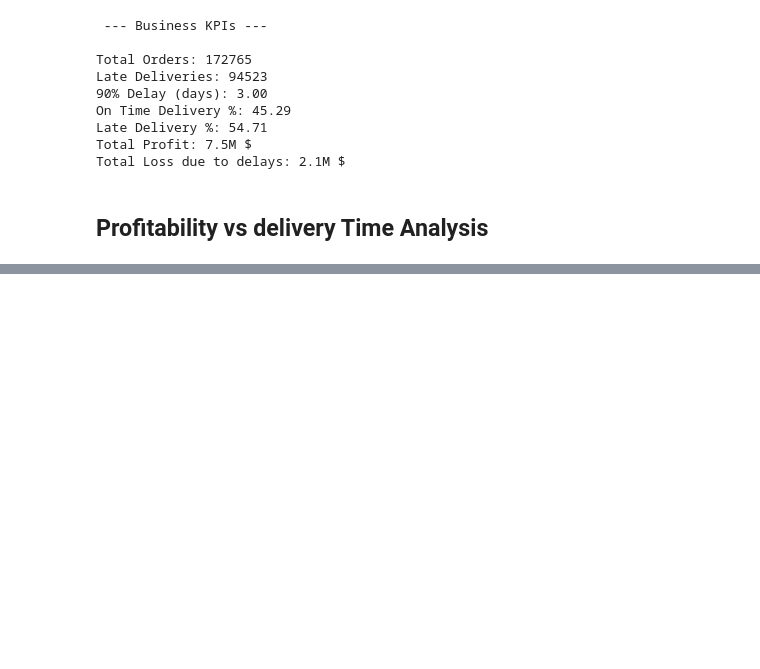
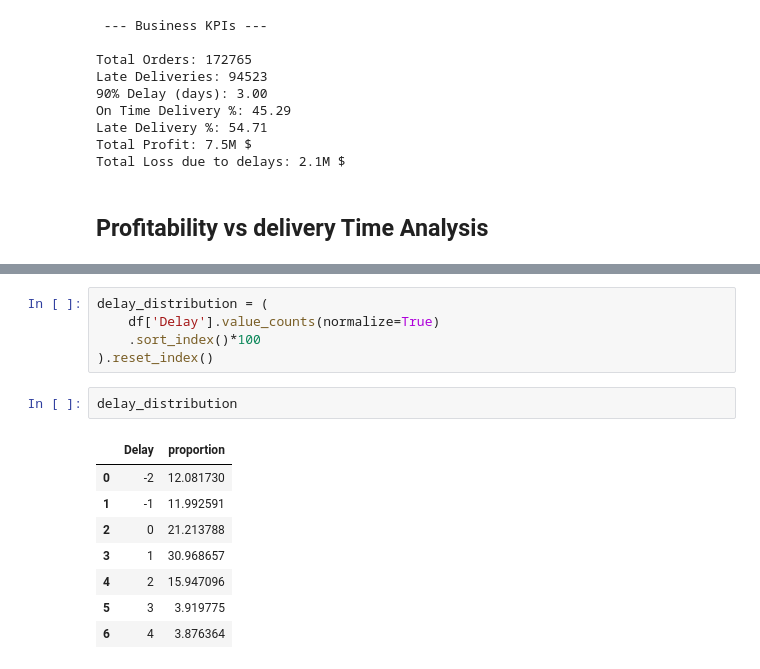
Before and after one commit to bhavsarsahil/Data_Anaylst_Practice, a Jupyter notebook: Data_Analyst_Practice/Data Analysis All Projects/Supply Chain Complate Analysis/Supply Chain Complate Analysis.ipynb, the cells around one changed output, grey strips where cells are left out. Cells and saved outputs as stored; diff of their text form; blank space fills up the shorter version.

```diff
--- a/Data_Analyst_Practice/Data Analysis All Projects/Supply Chain Complate Analysis/Supply Chain Complate Analysis.ipynb
+++ b/Data_Analyst_Practice/Data Analysis All Projects/Supply Chain Complate Analysis/Supply Chain Complate Analysis.ipynb
@@ -311,0 +331,16 @@ Total Loss due to delays: 2.1M $
+# %%
+delay_distribution = (
+    df['Delay'].value_counts(normalize=True)
+    .sort_index()*100
+).reset_index()
+# %%
+delay_distribution
+# %% [output]
+|  | Delay | proportion |
+| 0 | -2 | 12.081730 |
+| 1 | -1 | 11.992591 |
+| 2 | 0 | 21.213788 |
+| 3 | 1 | 30.968657 |
+| 4 | 2 | 15.947096 |
+| 5 | 3 | 3.919775 |
+| 6 | 4 | 3.876364 |
```
Also changed, not shown: parts of 1 cell of this notebook.
